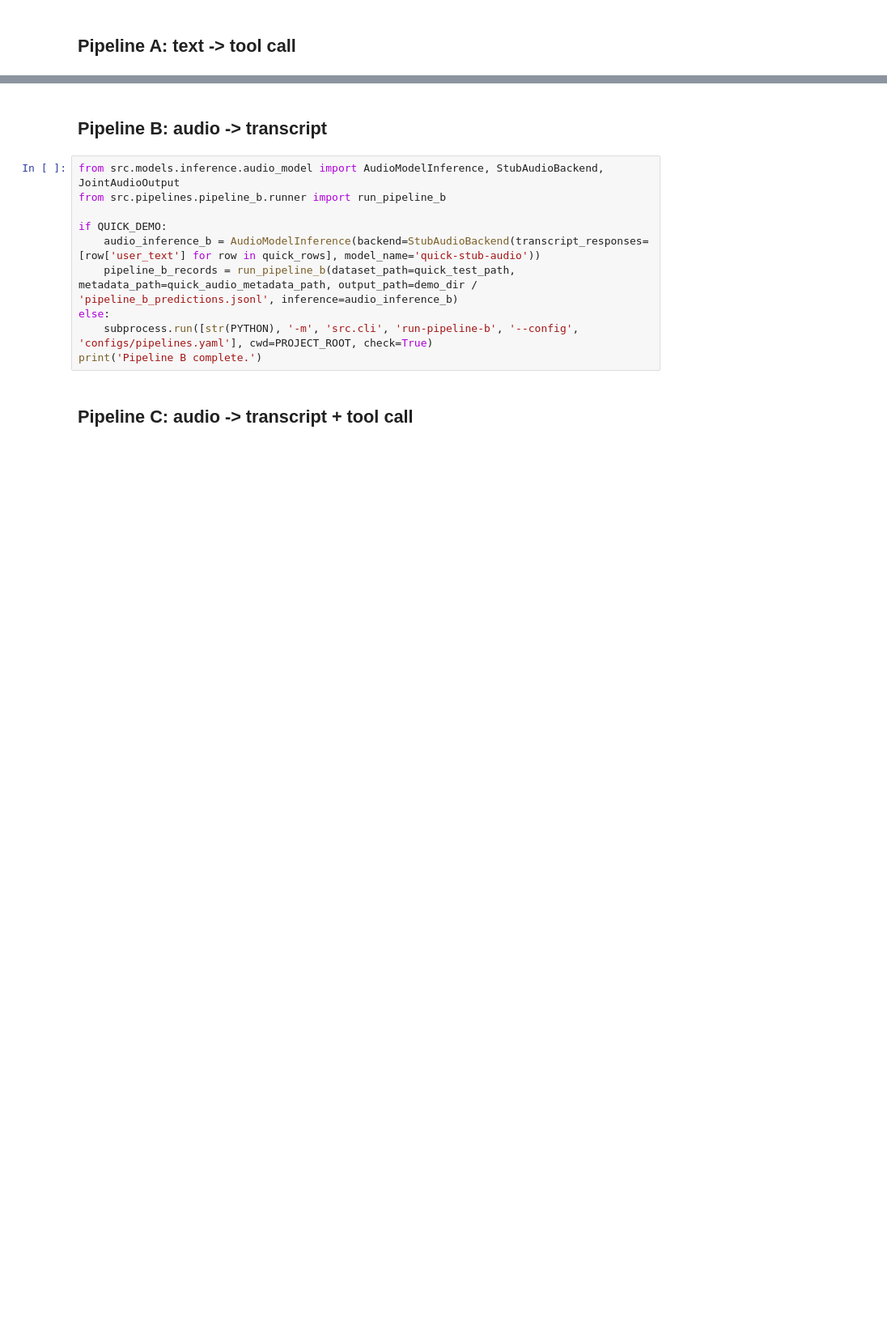
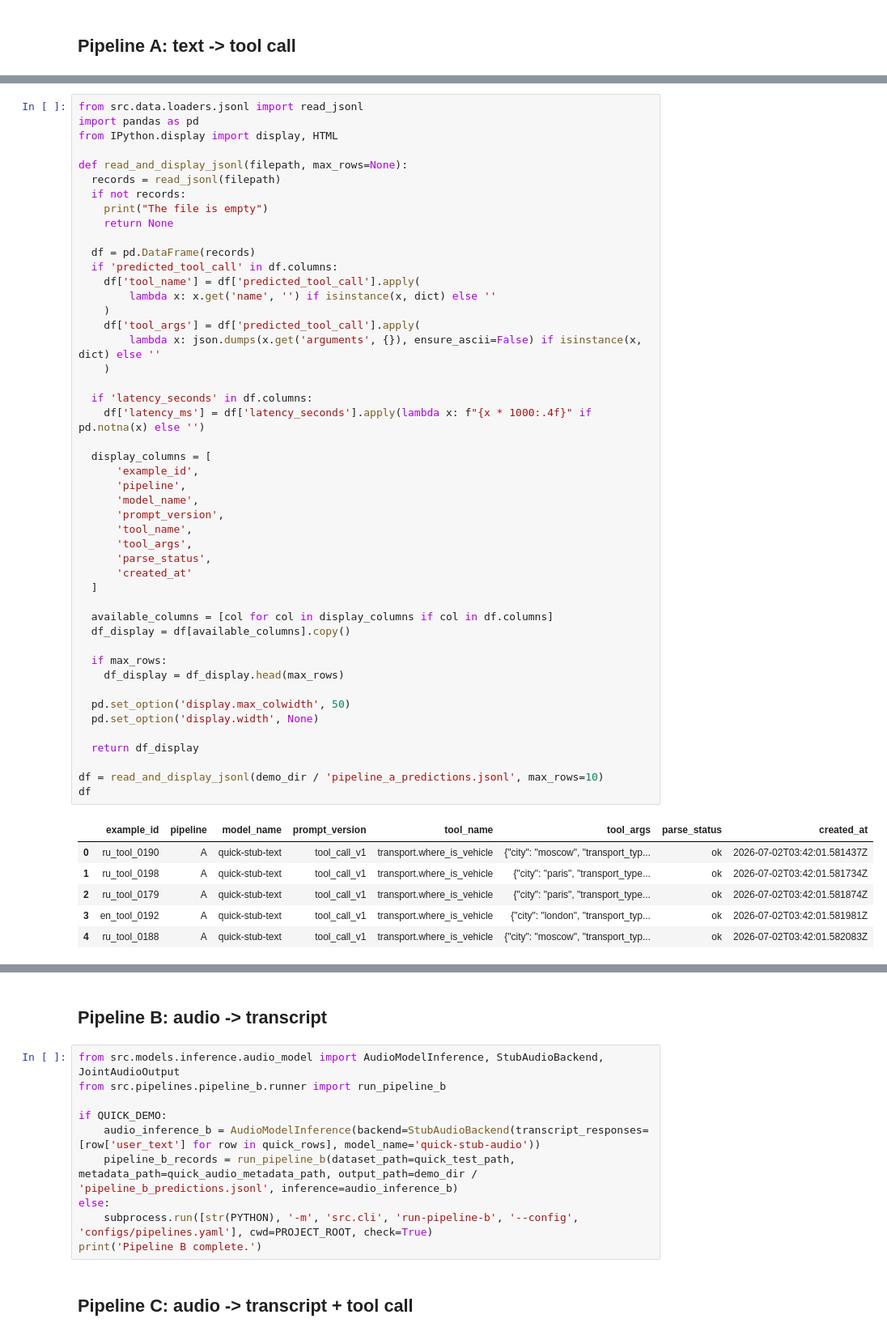
Before and after one commit to focus38/speech_toolformer, a Jupyter notebook: notebooks/colab_demo.ipynb, the cells around one changed output, grey strips where cells are left out. Shown at 81% size. Drawn from its saved outputs; the diff is of its cells as text; blank space fills up the shorter version.

```diff
--- a/notebooks/colab_demo.ipynb
+++ b/notebooks/colab_demo.ipynb
@@ -158,0 +300,54 @@ print('Pipeline A complete.')
+# %%
+from src.data.loaders.jsonl import read_jsonl
+import pandas as pd
+from IPython.display import display, HTML
+
+def read_and_display_jsonl(filepath, max_rows=None):
+  records = read_jsonl(filepath)
+  if not records:
+    print("The file is empty")
+    return None
+
+  df = pd.DataFrame(records)
+  if 'predicted_tool_call' in df.columns:
+    df['tool_name'] = df['predicted_tool_call'].apply(
+        lambda x: x.get('name', '') if isinstance(x, dict) else ''
+    )
+    df['tool_args'] = df['predicted_tool_call'].apply(
+        lambda x: json.dumps(x.get('arguments', {}), ensure_ascii=False) if isinstance(x, dict) else ''
+    )
+
+  if 'latency_seconds' in df.columns:
+    df['latency_ms'] = df['latency_seconds'].apply(lambda x: f"{x * 1000:.4f}" if pd.notna(x) else '')
+
+  display_columns = [
+      'example_id',
+      'pipeline',
+      'model_name',
+      'prompt_version',
+      'tool_name',
+      'tool_args',
+      'parse_status',
+      'created_at'
+  ]
+
+  available_columns = [col for col in display_columns if col in df.columns]
+  df_display = df[available_columns].copy()
+
+  if max_rows:
+    df_display = df_display.head(max_rows)
+
+  pd.set_option('display.max_colwidth', 50)
+  pd.set_option('display.width', None)
+
+  return df_display
+
+df = read_and_display_jsonl(demo_dir / 'pipeline_a_predictions.jsonl', max_rows=10)
+df
+# %% [output]
+|  | example_id | pipeline | model_name | prompt_version | tool_name | tool_args | parse_status | created_at |
+| 0 | ru_tool_0190 | A | quick-stub-text | tool_call_v1 | transport.where_is_vehicle | {"city": "moscow", "transport_typ... | ok | 2026-07-02T03:42:01.581437Z |
+| 1 | ru_tool_0198 | A | quick-stub-text | tool_call_v1 | transport.where_is_vehicle | {"city": "paris", "transport_type... | ok | 2026-07-02T03:42:01.581734Z |
+| 2 | ru_tool_0179 | A | quick-stub-text | tool_call_v1 | transport.where_is_vehicle | {"city": "paris", "transport_type... | ok | 2026-07-02T03:42:01.581874Z |
+| 3 | en_tool_0192 | A | quick-stub-text | tool_call_v1 | transport.where_is_vehicle | {"city": "london", "transport_typ... | ok | 2026-07-02T03:42:01.581981Z |
+| 4 | ru_tool_0188 | A | quick-stub-text | tool_call_v1 | transport.where_is_vehicle | {"city": "moscow", "transport_typ... | ok | 2026-07-02T03:42:01.582083Z |
```
Also changed, not shown: parts of 32 cells of this notebook.
